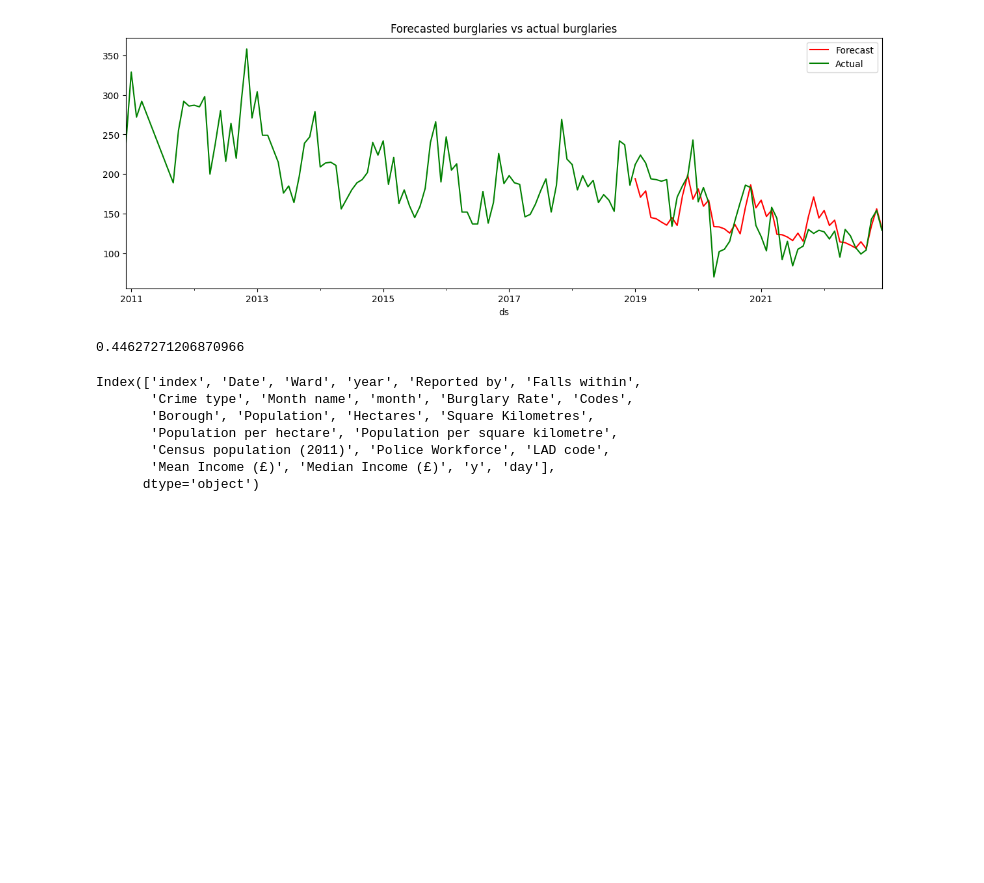
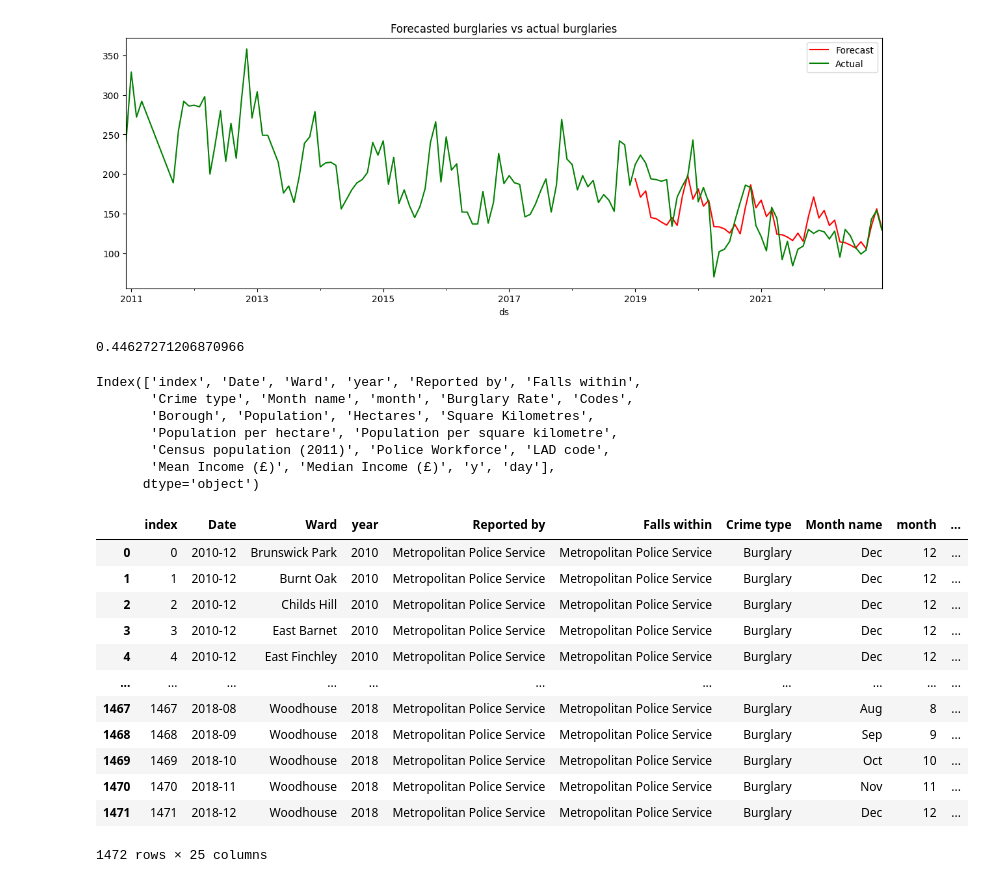
Before and after one commit to isavgt/JBG050-group11, a Jupyter notebook: forecast_prophet.ipynb, the cells around one changed output. Saved outputs shown, nothing was run; the diff lists cells and outputs as text; code cells hidden in the pictures; blank space fills up the shorter version.

```diff
--- a/forecast_prophet.ipynb
+++ b/forecast_prophet.ipynb
@@ -127,23 +101,38 @@ r2_score(test_data['y'], forecast['yhat'][-forecast_upto:])
 [figure]
 0.44627271206870966
 # %%
-df_per_ward =  pd.read_csv('C:/Users/20212397/Desktop/Y2Q4/DC2/filtered_df_utility_cols.csv')
+df_per_ward =  pd.read_csv('C:/Users/20203697/Downloads/filtered_df_utility_cols.csv')
 
 df_per_ward['Ward'].unique()
 df_per_ward['y'] = df_per_ward['Burglary Rate']
 df_per_ward['day'] = 1
 df_per_ward = df_per_ward.reset_index()
 df_per_ward = df_per_ward.rename(columns={'Month num': 'month', 'Year': 'year'})
 print(df_per_ward.columns)
 df_per_ward['ds'] = pd.to_datetime(df_per_ward[['year', 'month', 'day']])
 train_data_per_ward = df_per_ward[df_per_ward['year']<(training_upto+1)]
 test_data_per_ward = df_per_ward[(df_per_ward['year']>training_upto)]
+
+train_data_per_ward
 # %% [output]
 Index(['index', 'Date', 'Ward', 'year', 'Reported by', 'Falls within',
        'Crime type', 'Month name', 'month', 'Burglary Rate', 'Codes',
        'Borough', 'Population', 'Hectares', 'Square Kilometres',
        'Population per hectare', 'Population per square kilometre',
        'Census population (2011)', 'Police Workforce', 'LAD code',
        'Mean Income (£)', 'Median Income (£)', 'y', 'day'],
       dtype='object')
+|  | index | Date | Ward | year | Reported by | Falls within | Crime type | Month name | month | ... |
+| 0 | 0 | 2010-12 | Brunswick Park | 2010 | Metropolitan Police Service | Metropolitan Police Service | Burglary | Dec | 12 | ... |
+| 1 | 1 | 2010-12 | Burnt Oak | 2010 | Metropolitan Police Service | Metropolitan Police Service | Burglary | Dec | 12 | ... |
+| 2 | 2 | 2010-12 | Childs Hill | 2010 | Metropolitan Police Service | Metropolitan Police Service | Burglary | Dec | 12 | ... |
+| 3 | 3 | 2010-12 | East Barnet | 2010 | Metropolitan Police Service | Metropolitan Police Service | Burglary | Dec | 12 | ... |
+| 4 | 4 | 2010-12 | East Finchley | 2010 | Metropolitan Police Service | Metropolitan Police Service | Burglary | Dec | 12 | ... |
+| ... | ... | ... | ... | ... | ... | ... | ... | ... | ... | ... |
+| 1467 | 1467 | 2018-08 | Woodhouse | 2018 | Metropolitan Police Service | Metropolitan Police Service | Burglary | Aug | 8 | ... |
+| 1468 | 1468 | 2018-09 | Woodhouse | 2018 | Metropolitan Police Service | Metropolitan Police Service | Burglary | Sep | 9 | ... |
+| 1469 | 1469 | 2018-10 | Woodhouse | 2018 | Metropolitan Police Service | Metropolitan Police Service | Burglary | Oct | 10 | ... |
+| 1470 | 1470 | 2018-11 | Woodhouse | 2018 | Metropolitan Police Service | Metropolitan Police Service | Burglary | Nov | 11 | ... |
+| 1471 | 1471 | 2018-12 | Woodhouse | 2018 | Metropolitan Police Service | Metropolitan Police Service | Burglary | Dec | 12 | ... |
+1472 rows × 25 columns
 # %%
```
Also changed, not shown: parts of 2 cells of this notebook.
